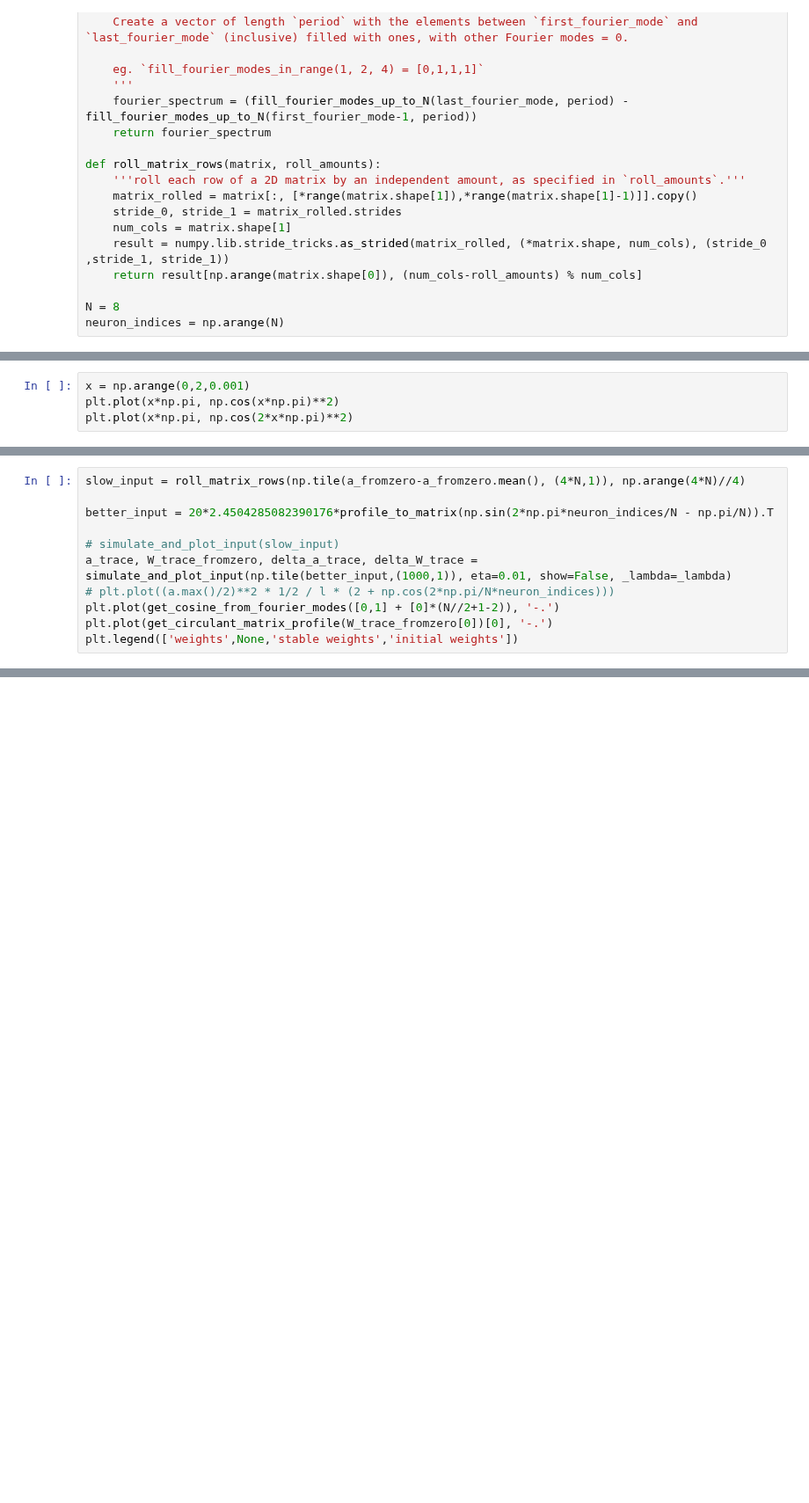
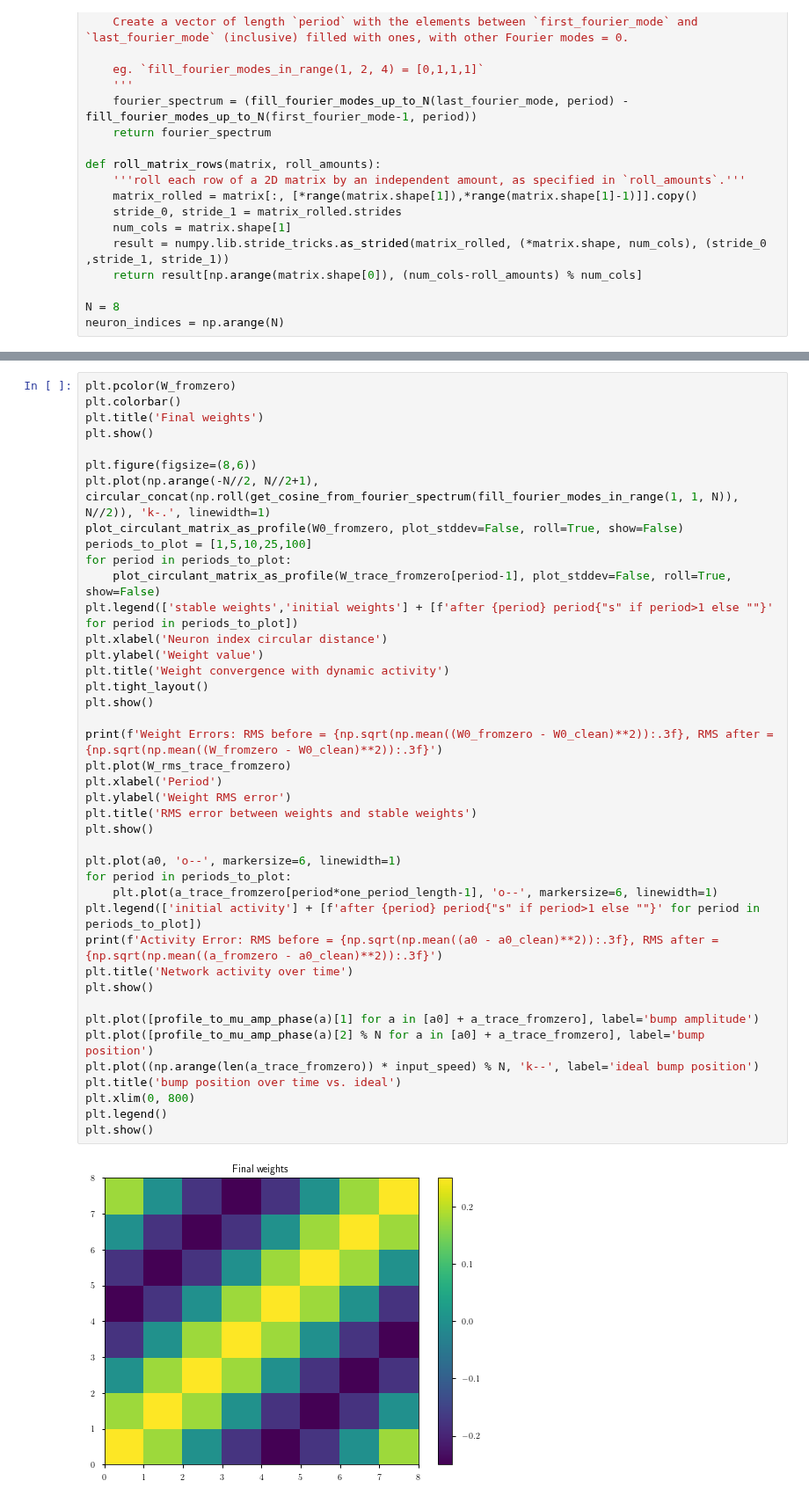
Before and after one commit to Dominic-DallOsto/insect-navigation-sinusoidal-optimality, a Jupyter notebook: sinusoidal updating activity and weights.ipynb, the cells around one changed output, grey strips where cells are left out. Shown at 88% size. Drawn from its saved outputs; the diff is of its cells as text; blank space fills up the shorter version.

```diff
--- a/sinusoidal updating activity and weights.ipynb
+++ b/sinusoidal updating activity and weights.ipynb
@@ -475,4 +58,0 @@ plt.plot(dN, np.cos(2*3*np.pi*dN/N)**2, 'k-.')
-# %%
-x = np.arange(0,2,0.001)
-plt.plot(x*np.pi, np.cos(x*np.pi)**2)
-plt.plot(x*np.pi, np.cos(2*x*np.pi)**2)
@@ -746,11 +58,0 @@ def simulate_and_plot_input(input, eta=0.001, _lambda=5, plot=True, show=True):
-# %%
-slow_input = roll_matrix_rows(np.tile(a_fromzero-a_fromzero.mean(), (4*N,1)), np.arange(4*N)//4)
-
-better_input = 20*2.4504285082390176*profile_to_matrix(np.sin(2*np.pi*neuron_indices/N - np.pi/N)).T
-
-# simulate_and_plot_input(slow_input)
-a_trace, W_trace_fromzero, delta_a_trace, delta_W_trace = simulate_and_plot_input(np.tile(better_input,(1000,1)), eta=0.01, show=False, _lambda=_lambda)
-# plt.plot((a.max()/2)**2 * 1/2 / l * (2 + np.cos(2*np.pi/N*neuron_indices)))
-plt.plot(get_cosine_from_fourier_modes([0,1] + [0]*(N//2+1-2)), '-.')
-plt.plot(get_circulant_matrix_profile(W_trace_fromzero[0])[0], '-.')
-plt.legend(['weights',None,'stable weights','initial weights'])
@@ -832,0 +142,43 @@ plt.plot(np.fft.fft(np.array(a_trace).T[:,100:102], axis=1))
+# %%
+plt.pcolor(W_fromzero)
+plt.colorbar()
+plt.title('Final weights')
+plt.show()
+
+plt.figure(figsize=(8,6))
+plt.plot(np.arange(-N//2, N//2+1), circular_concat(np.roll(get_cosine_from_fourier_spectrum(fill_fourier_modes_in_range(1, 1, N)), N//2)), 'k-.', linewidth=1)
+plot_circulant_matrix_as_profile(W0_fromzero, plot_stddev=False, roll=True, show=False)
+periods_to_plot = [1,5,10,25,100]
+for period in periods_to_plot:
+	plot_circulant_matrix_as_profile(W_trace_fromzero[period-1], plot_stddev=False, roll=True, show=False)
+plt.legend(['stable weights','initial weights'] + [f'after {period} period{"s" if period>1 else ""}' for period in periods_to_plot])
+plt.xlabel('Neuron index circular distance')
+plt.ylabel('Weight value')
+plt.title('Weight convergence with dynamic activity')
+plt.tight_layout()
+plt.show()
+
+print(f'Weight Errors: RMS before = {np.sqrt(np.mean((W0_fromzero - W0_clean)**2)):.3f}, RMS after = {np.sqrt(np.mean((W_fromzero - W0_clean)**2)):.3f}')
+plt.plot(W_rms_trace_fromzero)
+plt.xlabel('Period')
+plt.ylabel('Weight RMS error')
+plt.title('RMS error between weights and stable weights')
+plt.show()
+
+plt.plot(a0, 'o--', markersize=6, linewidth=1)
+for period in periods_to_plot:
+	plt.plot(a_trace_fromzero[period*one_period_length-1], 'o--', markersize=6, linewidth=1)
+plt.legend(['initial activity'] + [f'after {period} period{"s" if period>1 else ""}' for period in periods_to_plot])
+print(f'Activity Error: RMS before = {np.sqrt(np.mean((a0 - a0_clean)**2)):.3f}, RMS after = {np.sqrt(np.mean((a_fromzero - a0_clean)**2)):.3f}')
+plt.title('Network activity over time')
+plt.show()
+
+plt.plot([profile_to_mu_amp_phase(a)[1] for a in [a0] + a_trace_fromzero], label='bump amplitude')
+plt.plot([profile_to_mu_amp_phase(a)[2] % N for a in [a0] + a_trace_fromzero], label='bump position')
+plt.plot((np.arange(len(a_trace_fromzero)) * input_speed) % N, 'k--', label='ideal bump position')
+plt.title('bump position over time vs. ideal')
+plt.xlim(0, 800)
+plt.legend()
+plt.show()
+# %% [output]
+[figure, added]
```
Also changed, not shown: parts of 70 cells of this notebook, 2 other files.
